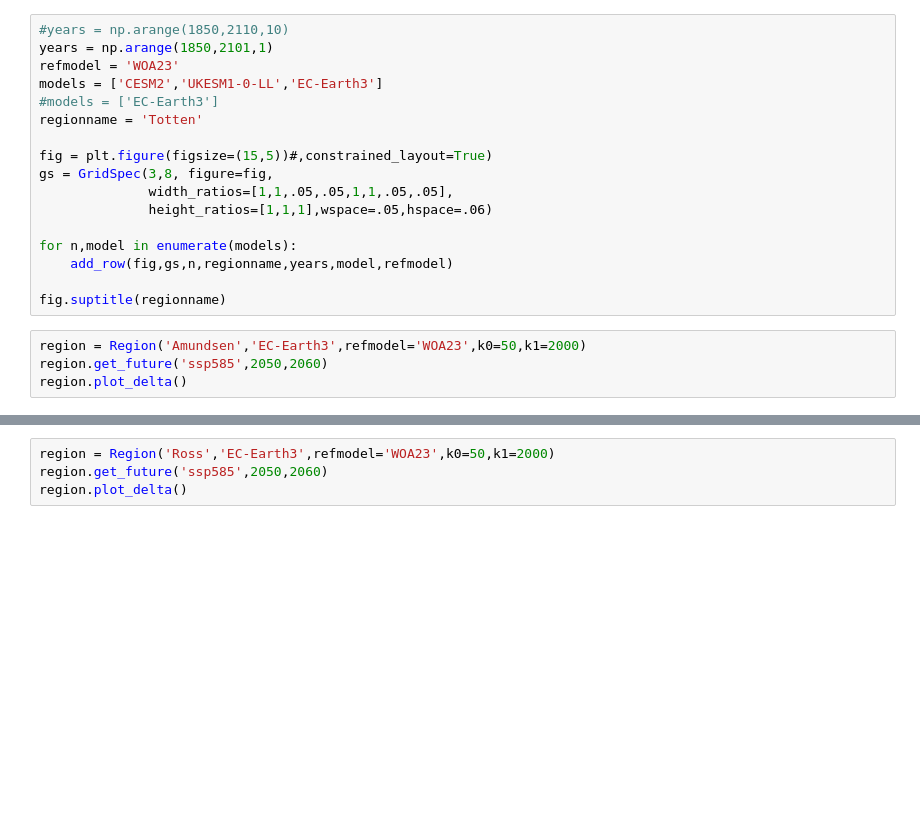
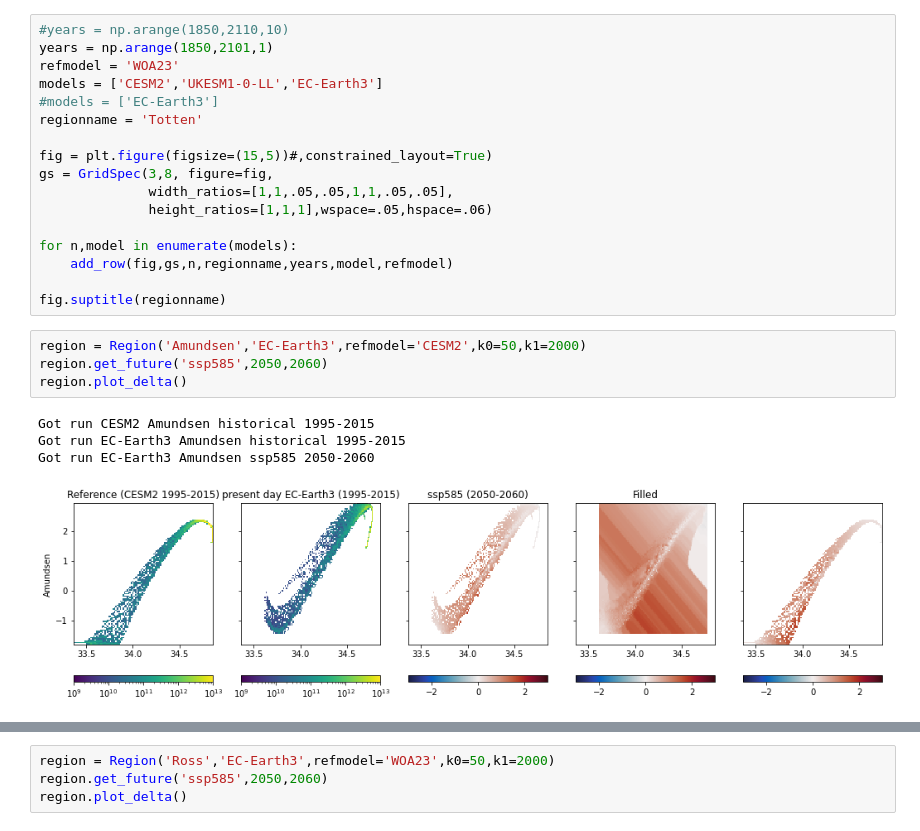
Before and after one commit to erwinlambert/ismip7, a Jupyter notebook: notebooks/klooi_cmip.ipynb, the cells around one changed output, grey strips where cells are left out. Drawn from its saved outputs; the diff is of its cells as text; blank space fills up the shorter version.

```diff
--- a/notebooks/klooi_cmip.ipynb
+++ b/notebooks/klooi_cmip.ipynb
@@ -158,7 +187,12 @@ for n,model in enumerate(models):
 
 fig.suptitle(regionname)
 # %%
-region = Region('Amundsen','EC-Earth3',refmodel='WOA23',k0=50,k1=2000)
+region = Region('Amundsen','EC-Earth3',refmodel='CESM2',k0=50,k1=2000)
 region.get_future('ssp585',2050,2060)
 region.plot_delta()
+# %% [output]
+Got run CESM2 Amundsen historical 1995-2015
+Got run EC-Earth3 Amundsen historical 1995-2015
+Got run EC-Earth3 Amundsen ssp585 2050-2060
+[figure, added]
 # %%
```
Also changed, not shown: parts of 5 cells of this notebook, 2 other files.
